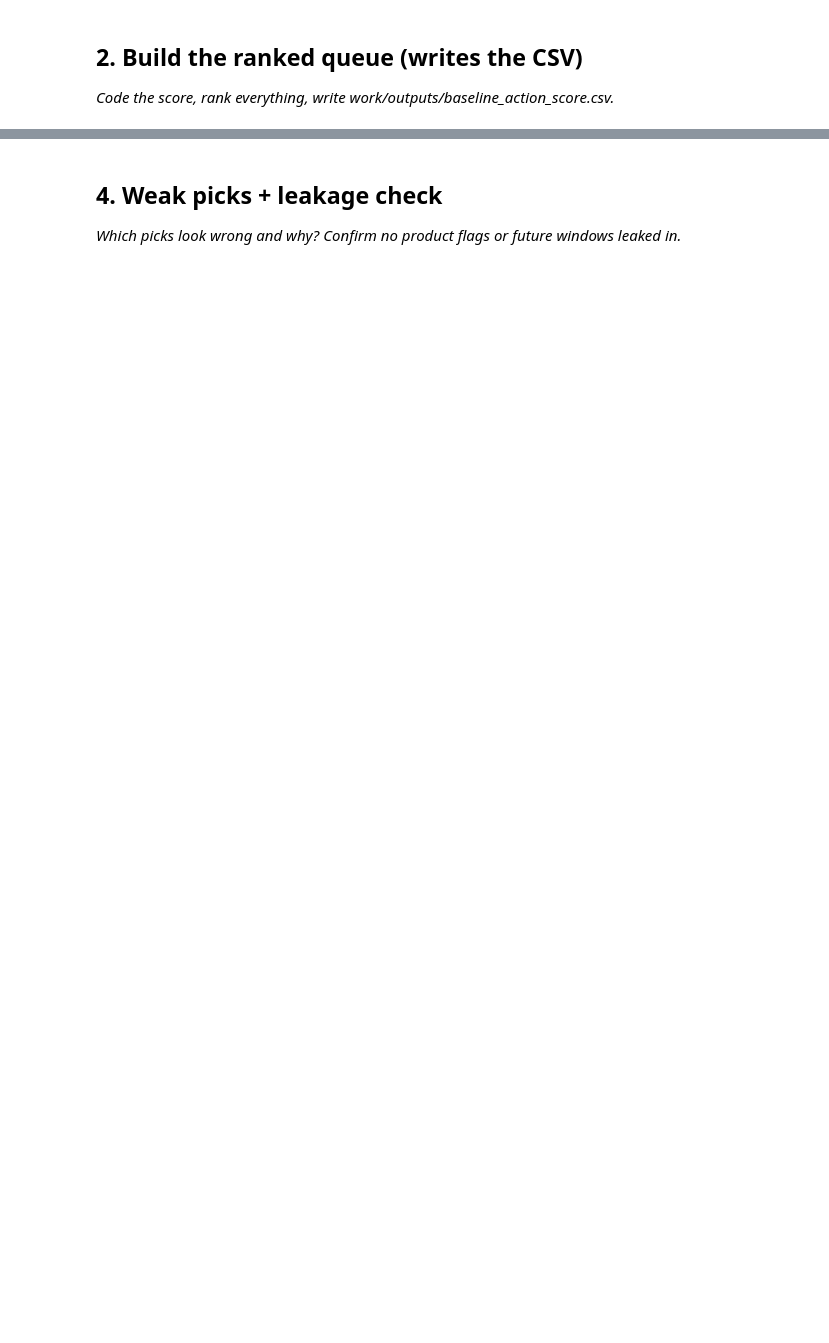
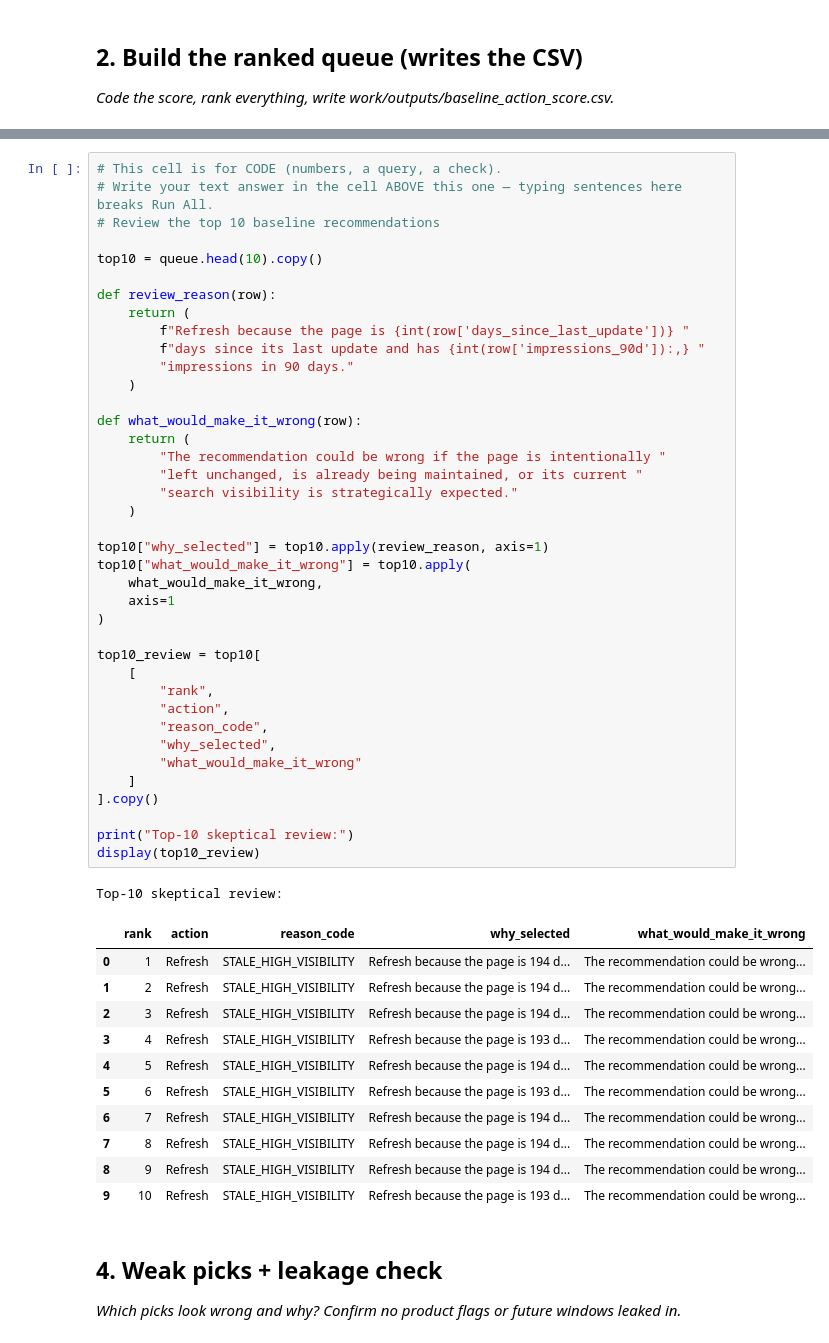
Before and after one commit to Vasavijoshi/flyrank-ml-internship, a Jupyter notebook: work/notebooks/w04_baseline_score.ipynb, the cells around one changed output, grey strips where cells are left out. Saved outputs shown, nothing was run; the diff lists cells and outputs as text; blank space fills up the shorter version.

Commit message:
Complete ML-07 baseline action score

```diff
--- a/work/notebooks/w04_baseline_score.ipynb
+++ b/work/notebooks/w04_baseline_score.ipynb
@@ -30,3 +303,55 @@ This skeleton is yours to fill. Work the sections **in order** — each one has
+# %%
+# This cell is for CODE (numbers, a query, a check).
+# Write your text answer in the cell ABOVE this one — typing sentences here breaks Run All.
+# Review the top 10 baseline recommendations
+
+top10 = queue.head(10).copy()
+
+def review_reason(row):
+    return (
+        f"Refresh because the page is {int(row['days_since_last_update'])} "
+        f"days since its last update and has {int(row['impressions_90d']):,} "
+        "impressions in 90 days."
+    )
+
+def what_would_make_it_wrong(row):
+    return (
+        "The recommendation could be wrong if the page is intentionally "
+        "left unchanged, is already being maintained, or its current "
+        "search visibility is strategically expected."
+    )
+
+top10["why_selected"] = top10.apply(review_reason, axis=1)
+top10["what_would_make_it_wrong"] = top10.apply(
+    what_would_make_it_wrong,
+    axis=1
+)
+
+top10_review = top10[
+    [
+        "rank",
+        "action",
+        "reason_code",
+        "why_selected",
+        "what_would_make_it_wrong"
+    ]
+].copy()
+
+print("Top-10 skeptical review:")
+display(top10_review)
+# %% [output]
+Top-10 skeptical review:
+|  | rank | action | reason_code | why_selected | what_would_make_it_wrong |
+| 0 | 1 | Refresh | STALE_HIGH_VISIBILITY | Refresh because the page is 194 d... | The recommendation could be wrong... |
+| 1 | 2 | Refresh | STALE_HIGH_VISIBILITY | Refresh because the page is 194 d... | The recommendation could be wrong... |
+| 2 | 3 | Refresh | STALE_HIGH_VISIBILITY | Refresh because the page is 194 d... | The recommendation could be wrong... |
+| 3 | 4 | Refresh | STALE_HIGH_VISIBILITY | Refresh because the page is 193 d... | The recommendation could be wrong... |
+| 4 | 5 | Refresh | STALE_HIGH_VISIBILITY | Refresh because the page is 194 d... | The recommendation could be wrong... |
+| 5 | 6 | Refresh | STALE_HIGH_VISIBILITY | Refresh because the page is 193 d... | The recommendation could be wrong... |
+| 6 | 7 | Refresh | STALE_HIGH_VISIBILITY | Refresh because the page is 194 d... | The recommendation could be wrong... |
+| 7 | 8 | Refresh | STALE_HIGH_VISIBILITY | Refresh because the page is 194 d... | The recommendation could be wrong... |
+| 8 | 9 | Refresh | STALE_HIGH_VISIBILITY | Refresh because the page is 194 d... | The recommendation could be wrong... |
+| 9 | 10 | Refresh | STALE_HIGH_VISIBILITY | Refresh because the page is 193 d... | The recommendation could be wrong... |
 # %% [markdown]
 ## 4. Weak picks + leakage check
 
```
Also changed, not shown: parts of 15 cells of this notebook.
